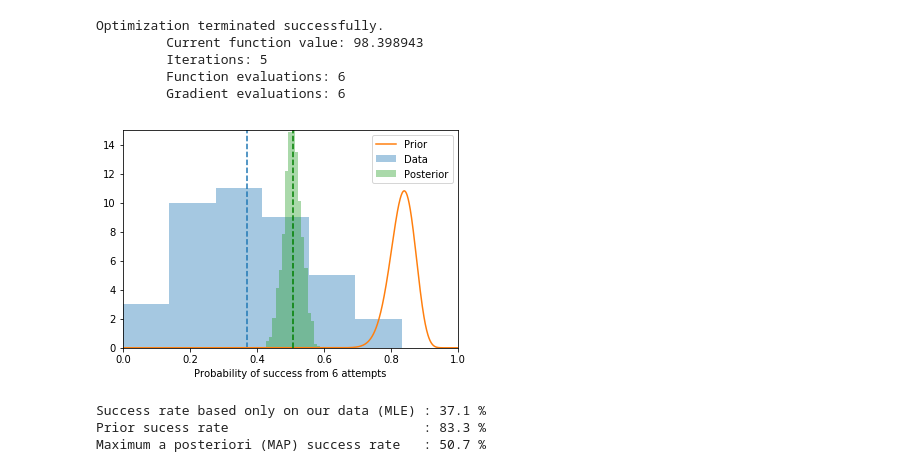
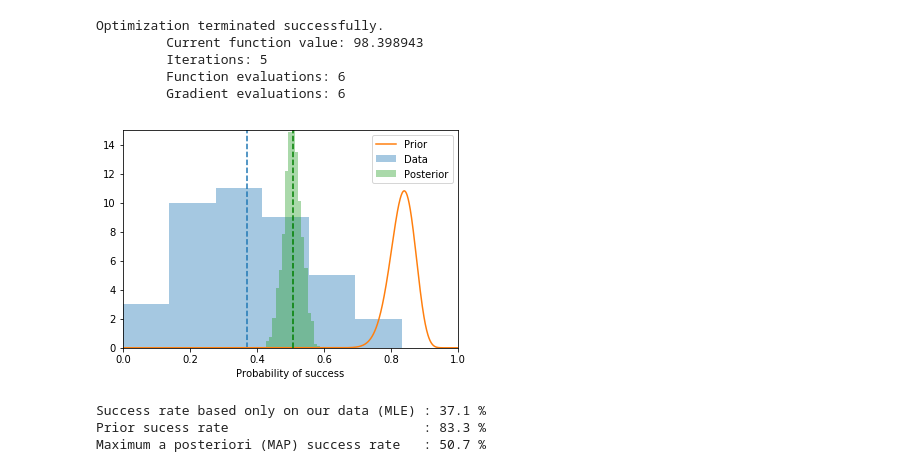
Before and after one commit to jzmnd/hypothesis-testing, a Jupyter notebook: Hypothesis_Testing_And_Bayesian_Inference.ipynb, the cells around one changed output. Saved outputs shown, nothing was run; the diff lists cells and outputs as text; code cells hidden in the pictures.

```diff
--- a/Hypothesis_Testing_And_Bayesian_Inference.ipynb
+++ b/Hypothesis_Testing_And_Bayesian_Inference.ipynb
@@ -353,16 +367,16 @@ Optimization terminated successfully.
 # %%
 x = np.arange(0, 1.0, 0.001)
 sns.distplot(data / float(n), bins=6, kde=False, label='Data')
 plt.axvline(x=xm / n, ls='--')
 
 plt.plot(x, prior.pdf(x), label='Prior')
 sns.distplot(trace['p'], bins=20, norm_hist=True, kde=False, label='Posterior')
 plt.axvline(x=np.mean(trace['p']), c='g', ls='--')
 plt.legend()
-plt.xlabel("Probability of success from 6 attempts")
+plt.xlabel("Probability of success")
 plt.axis([0, 1, 0, 15]);
 # %% [output]
-[figure, old version]
+[figure, new version]
 # %%
 # Summary
 print "Success rate based only on our data (MLE) : {:.1f} %".format(100 * xm / n)
```
Also changed, not shown: parts of 10 cells of this notebook.
